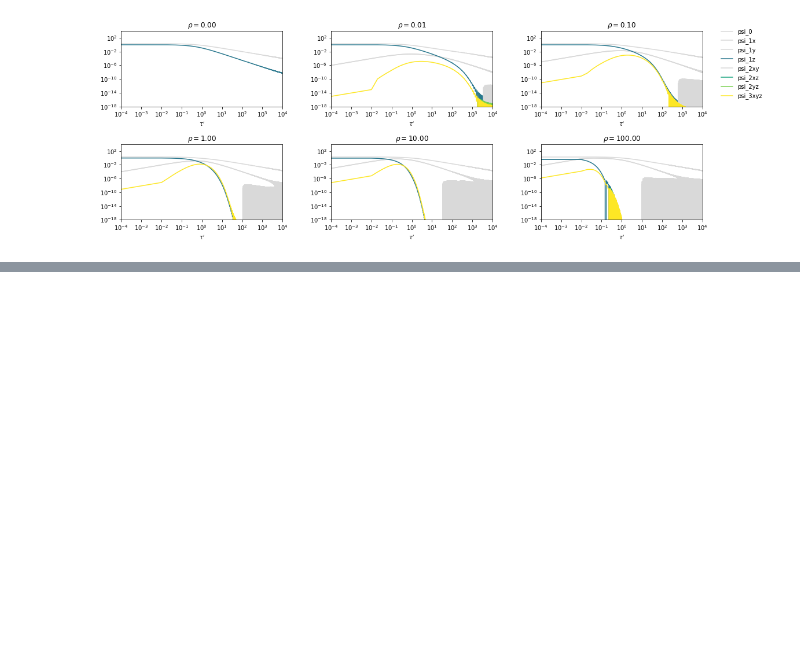
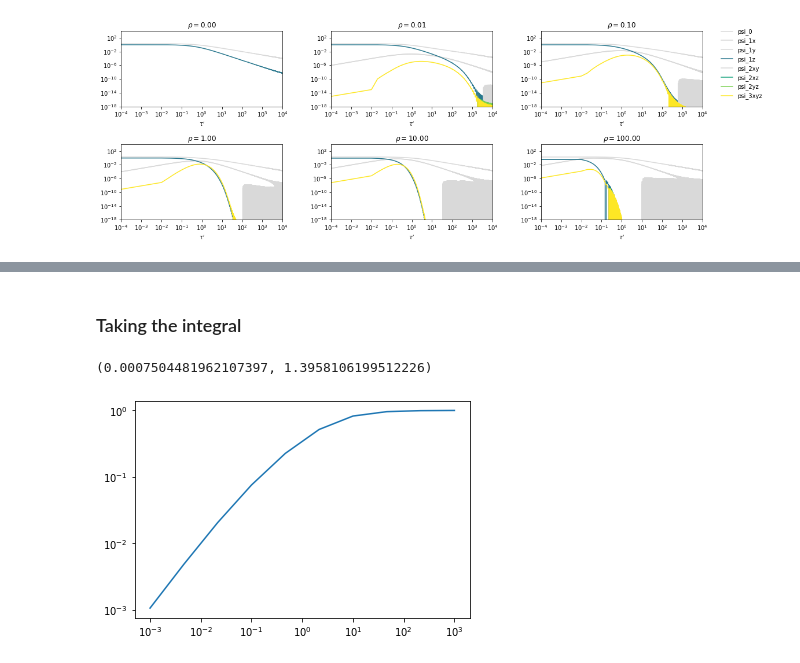
Before and after one commit to alyulina/linkage-equilibrium, a Jupyter notebook: numerics/neutral_lambda_numerics.ipynb, the cells around one changed output, grey strips where cells are left out. Saved outputs shown, nothing was run; the diff lists cells and outputs as text; code cells hidden in the pictures; blank space fills up the shorter version.

```diff
--- a/numerics/neutral_lambda_numerics.ipynb
+++ b/numerics/neutral_lambda_numerics.ipynb
@@ -187,0 +236,2 @@ for rho in rhos:
+# %% [markdown]
+### Taking the integral
@@ -187,0 +274,23 @@ for rho in rhos:
+# %%
+fs_rho = []
+for i in range(len(rhos)):
+    fs_rho.append([integrand(rhos[i], ts_rho[i][j],
+                             psis_rho[i][3][j], # psi_1z_t
+                             psis_rho[i][5][j], # psi_2xz_t
+                             psis_rho[i][6][j], # psi_2yz_t
+                             psis_rho[i][7][j]) # psi_3xyz_t
+                   for j in range(len(ts_rho[i]))])
+# %%
+lambda_rho = []
+for i in range(len(rhos)):
+    l = 0
+    for j in range(len(ts_rho[i]) - 1):
+        l += (ts_rho[i][j + 1] - ts_rho[i][j]) * fs_rho[i][j]
+    lambda_rho.append(l)
+# %%
+plt.plot(rhos, lambda_rho)
+plt.yscale('log'); plt.minorticks_off()
+plt.xscale('log'); plt.minorticks_off()
+# %% [output]
+(0.0007504481962107397, 1.3958106199512226)
+[figure, added]
```
Also changed, not shown: parts of 12 cells of this notebook.
